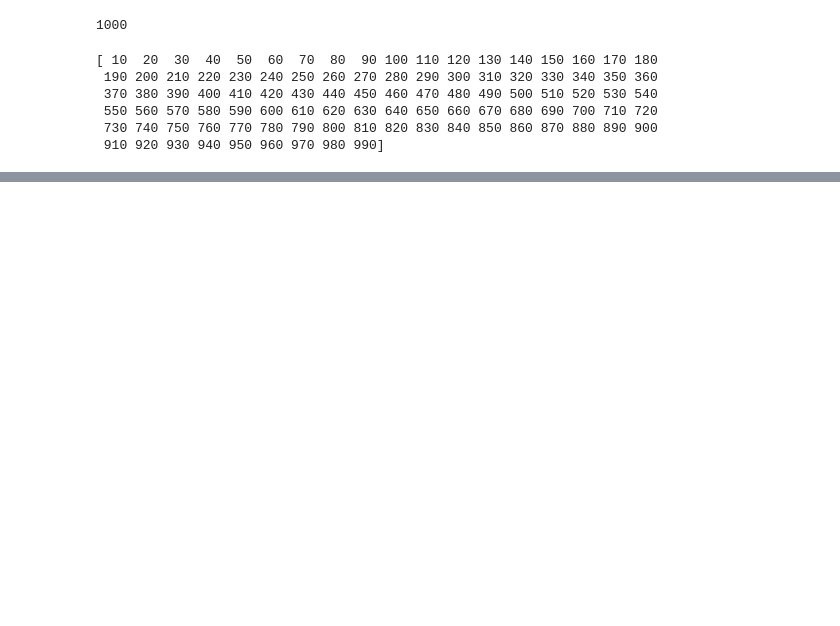
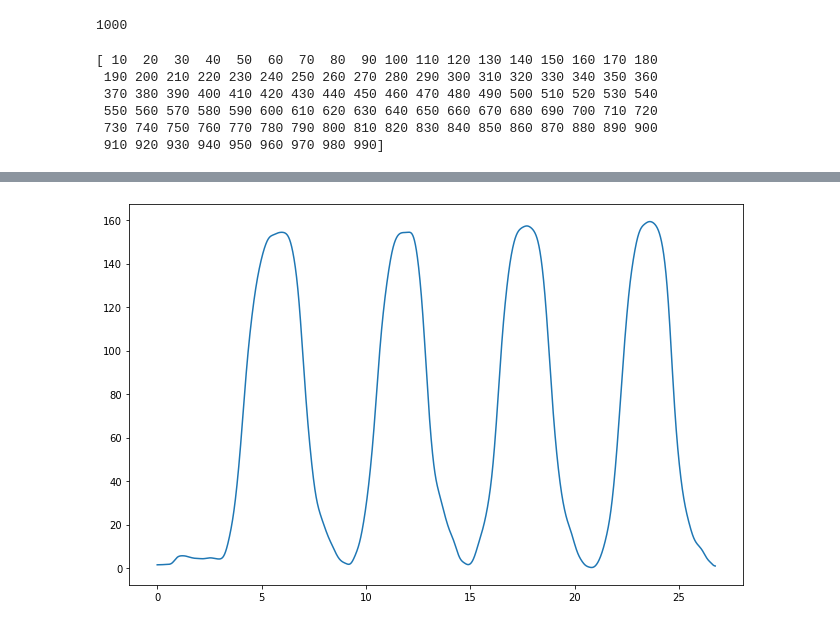
Before and after one commit to jiruifu-jerry0219/UpperLimbEstimator, a Jupyter notebook: data_process/test.ipynb, the cells around one changed output, grey strips where cells are left out. Saved outputs shown, nothing was run; the diff lists cells and outputs as text; code cells hidden in the pictures; blank space fills up the shorter version.

```diff
--- a/data_process/test.ipynb
+++ b/data_process/test.ipynb
@@ -41,0 +139,7 @@ for i in range(len(pts + 1)):
+# %%
+fig = plt.figure()
+plt.plot(time, bandpass)
+fig.set_size_inches(w=11,h=7)
+plt.show()
+# %% [output]
+[figure, added]
```
Also changed, not shown: parts of 13 cells of this notebook, 33 other files.
